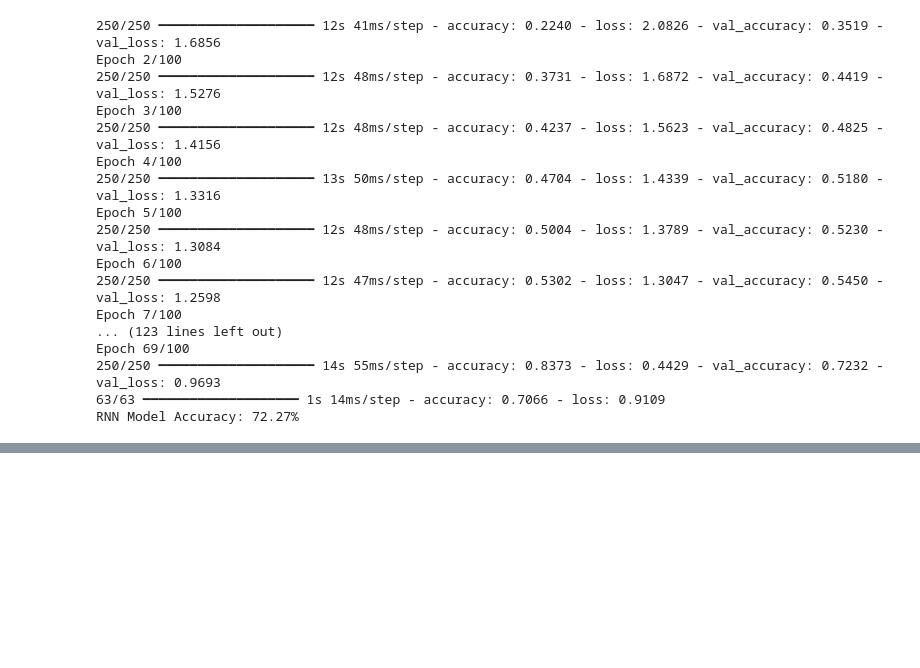
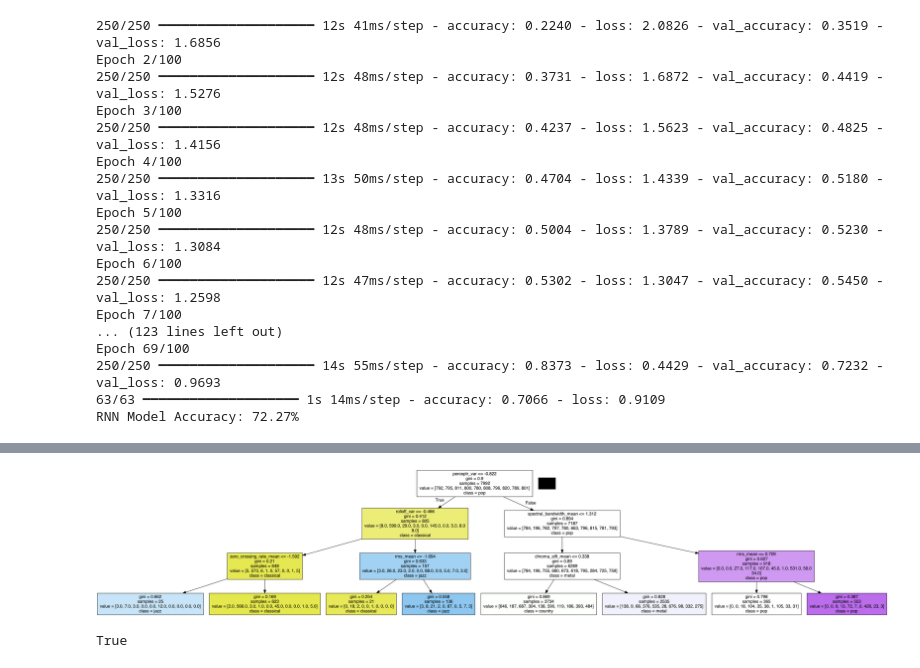
Before and after one commit to mascee/Music_Project, a Jupyter notebook: ML_Nathaly.ipynb, the cells around one changed output, grey strips where cells are left out. Drawn from its saved outputs; the diff is of its cells as text; code cells hidden in the pictures; blank space fills up the shorter version.

Commit message:
Add files via upload
Decision tree plot graph added

```diff
--- a/ML_Nathaly.ipynb
+++ b/ML_Nathaly.ipynb
@@ -192,0 +197,10 @@ RNN Model Accuracy: 72.27%
+# %%
+# Proceed with model training
+from sklearn.tree import DecisionTreeClassifier
+model1 = DecisionTreeClassifier()
+model1.fit(X_train_scaled, y_train)
+y_pred = model1.predict(X_test_scaled)
+
+# Print classification report
+print("Decision Tree Model:")
+print(classification_report(y_test, y_pred))
@@ -192,0 +225,21 @@ RNN Model Accuracy: 72.27%
+# %%
+#class name classification -- Source: ChatGPT Recommendations, OpenAI, January 2025.
+class_names = [str(cls) for cls in np.unique(y_train)]
+
+#Draw the graph from the class assigment
+dot_data = export_graphviz(
+    model1, out_file=None, feature_names=df_new.columns, class_names=class_names, filled=True
+)
+
+
+graph = pydotplus.graph_from_dot_data(dot_data)
+
+# Show graph
+Image(graph.create_png())
+# %% [output]
+[figure, added]
+# %%
+file_path = "/Users/nathalylamas/Documents/Bootcamp/Homework/music_decisiontree.png"
+graph.write_png(file_path)
+# %% [output]
+True
```
Also changed, not shown: parts of 4 cells of this notebook.
